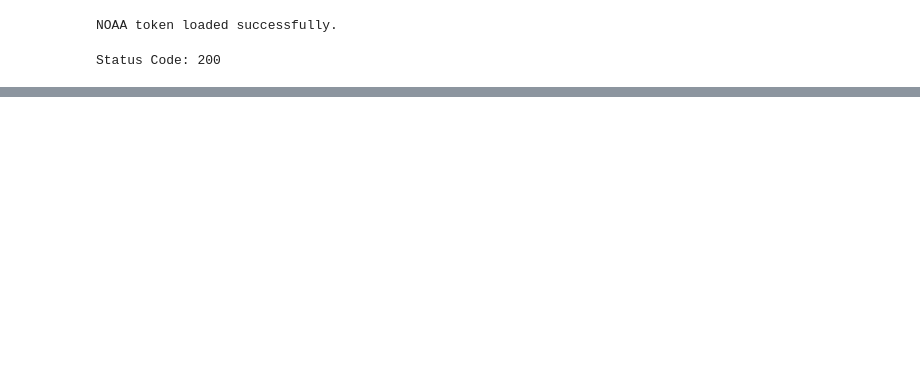
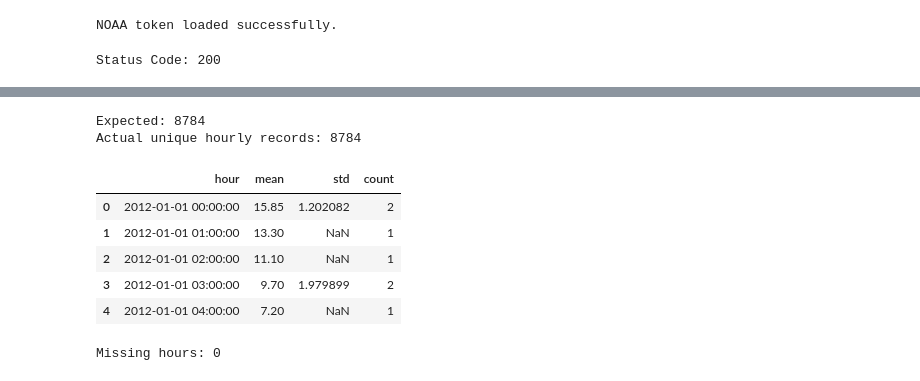
Before and after one commit to jeremy-evert/handson-ml3, a Jupyter notebook: Weather_Agreement_Lab/01_data_pull.ipynb, the cells around one changed output, grey strips where cells are left out. Saved outputs shown, nothing was run; the diff lists cells and outputs as text; code cells hidden in the pictures; blank space fills up the shorter version.

```diff
--- a/Weather_Agreement_Lab/01_data_pull.ipynb
+++ b/Weather_Agreement_Lab/01_data_pull.ipynb
@@ -175,0 +324,30 @@ stations_df.head()
+# %%
+temps = []
+parsed_datetimes = []
+
+with open(file_path, "r") as f:
+    for line in f:
+        dt_str = line[15:27]
+        tmp_str = line[87:92]  # may adjust if needed
+
+        try:
+            dt = datetime.strptime(dt_str, "%Y%m%d%H%M")
+
+            if tmp_str.startswith(("+", "-")):
+                temp_c = int(tmp_str[0:5]) / 10.0
+            else:
+                continue
+
+            parsed_datetimes.append(dt)
+            temps.append(temp_c)
+
+        except:
+            continue
+
+df = pd.DataFrame({
+    "datetime": parsed_datetimes,
+    "temp_C": temps
+})
+
+print("Parsed rows:", len(df))
+df.head()
@@ -175,0 +377,29 @@ stations_df.head()
+# %%
+print("Expected:", 8784)
+print("Actual unique hourly records:", len(hourly_df))
+# %% [output]
+Expected: 8784
+Actual unique hourly records: 8784
+# %%
+hourly_stats = df.groupby("hour")["temp_C"].agg(["mean", "std", "count"]).reset_index()
+
+hourly_stats.head()
+# %% [output]
+|  | hour | mean | std | count |
+| 0 | 2012-01-01 00:00:00 | 15.85 | 1.202082 | 2 |
+| 1 | 2012-01-01 01:00:00 | 13.30 | NaN | 1 |
+| 2 | 2012-01-01 02:00:00 | 11.10 | NaN | 1 |
+| 3 | 2012-01-01 03:00:00 | 9.70 | 1.979899 | 2 |
+| 4 | 2012-01-01 04:00:00 | 7.20 | NaN | 1 |
+# %%
+full_range = pd.date_range(
+    start="2012-01-01 00:00:00",
+    end="2012-12-31 23:00:00",
+    freq="h"
+)
+
+missing = set(full_range) - set(hourly_stats["hour"])
+
+print("Missing hours:", len(missing))
+# %% [output]
+Missing hours: 0
```
Also changed, not shown: parts of 21 cells of this notebook.
